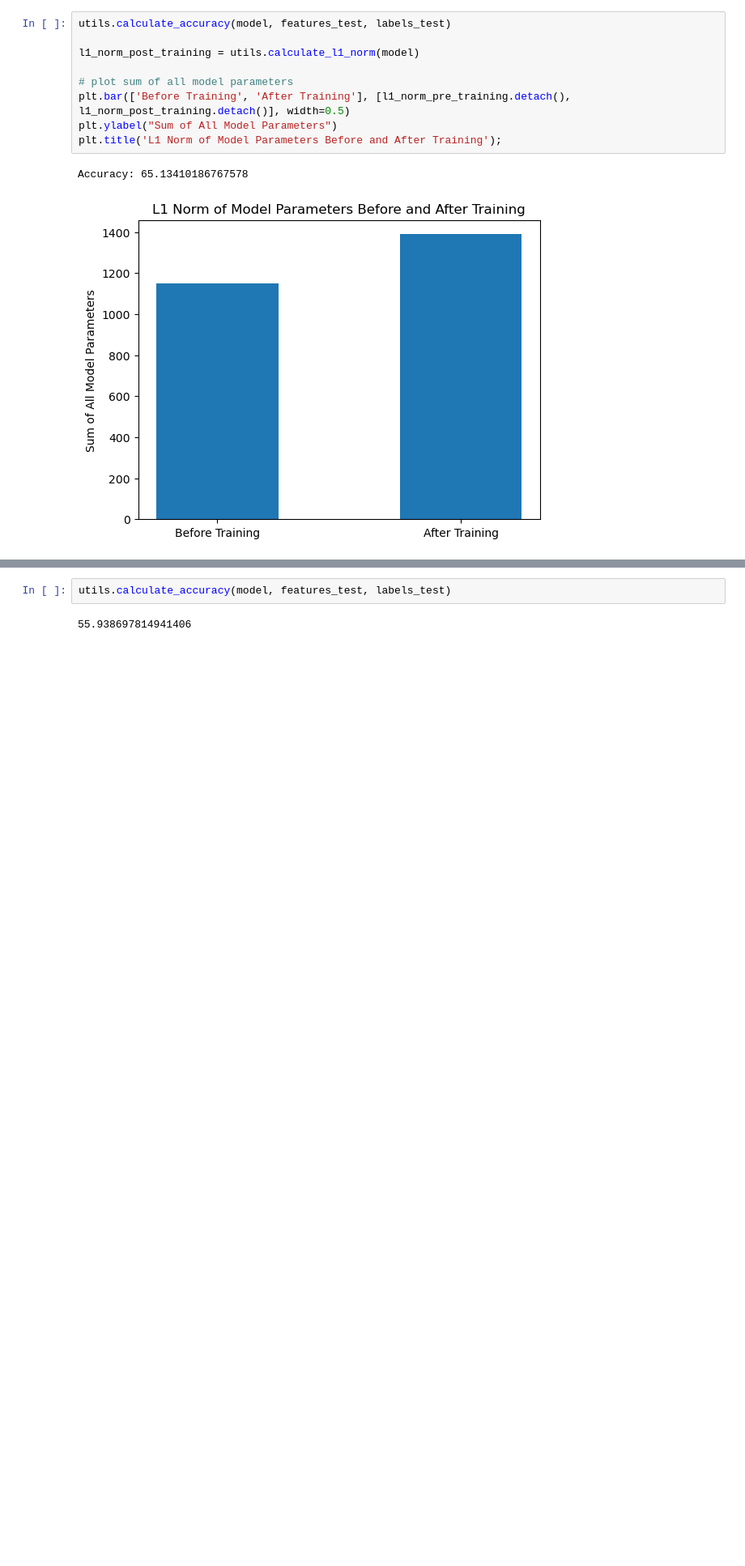
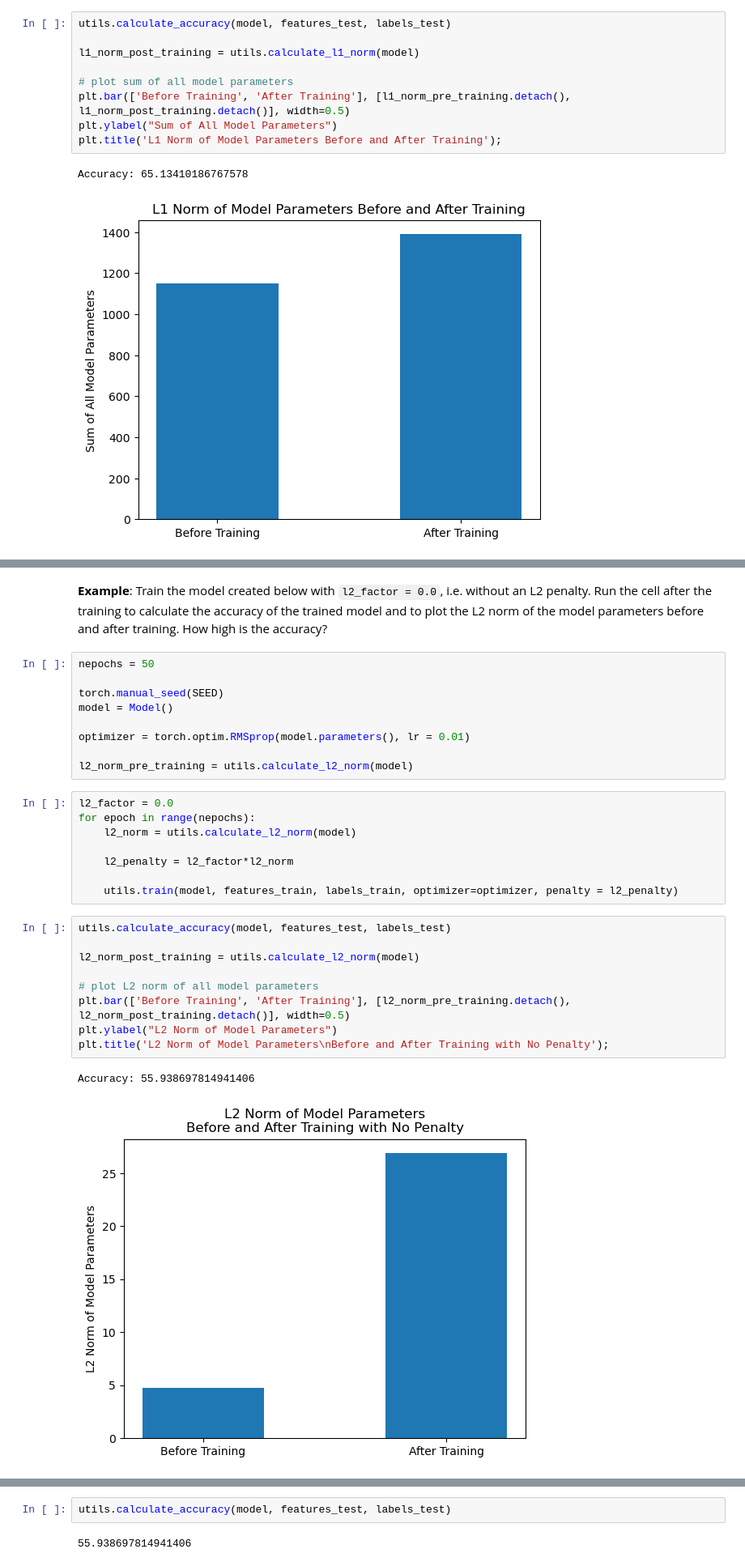
Before and after one commit to atleer/intro-to-deep-learning-dev, a Jupyter notebook: Day02/06_improve_network_through_regularization/06_improve_network_through_regularization.ipynb, the cells around one changed output, grey strips where cells are left out. Shown at 81% size. Drawn from its saved outputs; the diff is of its cells as text; blank space fills up the shorter version.

```diff
--- a/Day02/06_improve_network_through_regularization/06_improve_network_through_regularization.ipynb
+++ b/Day02/06_improve_network_through_regularization/06_improve_network_through_regularization.ipynb
@@ -378,0 +490,31 @@ Note: Dropout usually with 50 %.
+# %% [markdown]
+**Example**: Train the model created below with `l2_factor = 0.0`, i.e. without an L2 penalty. Run the cell after the training to calculate the accuracy of the trained model and to plot the L2 norm of the model parameters before and after training. How high is the accuracy?
+# %%
+nepochs = 50
+
+torch.manual_seed(SEED)
+model = Model()
+
+optimizer = torch.optim.RMSprop(model.parameters(), lr = 0.01)
+
+l2_norm_pre_training = utils.calculate_l2_norm(model)
+# %%
+l2_factor = 0.0
+for epoch in range(nepochs):
+    l2_norm = utils.calculate_l2_norm(model)
+
+    l2_penalty = l2_factor*l2_norm
+
+    utils.train(model, features_train, labels_train, optimizer=optimizer, penalty = l2_penalty)
+# %%
+utils.calculate_accuracy(model, features_test, labels_test)
+
+l2_norm_post_training = utils.calculate_l2_norm(model)
+
+# plot L2 norm of all model parameters
+plt.bar(['Before Training', 'After Training'], [l2_norm_pre_training.detach(), l2_norm_post_training.detach()], width=0.5)
+plt.ylabel("L2 Norm of Model Parameters")
+plt.title('L2 Norm of Model Parameters\nBefore and After Training with No Penalty');
+# %% [output]
+Accuracy: 55.938697814941406
+[figure, added]
```
Also changed, not shown: parts of 21 cells of this notebook.
